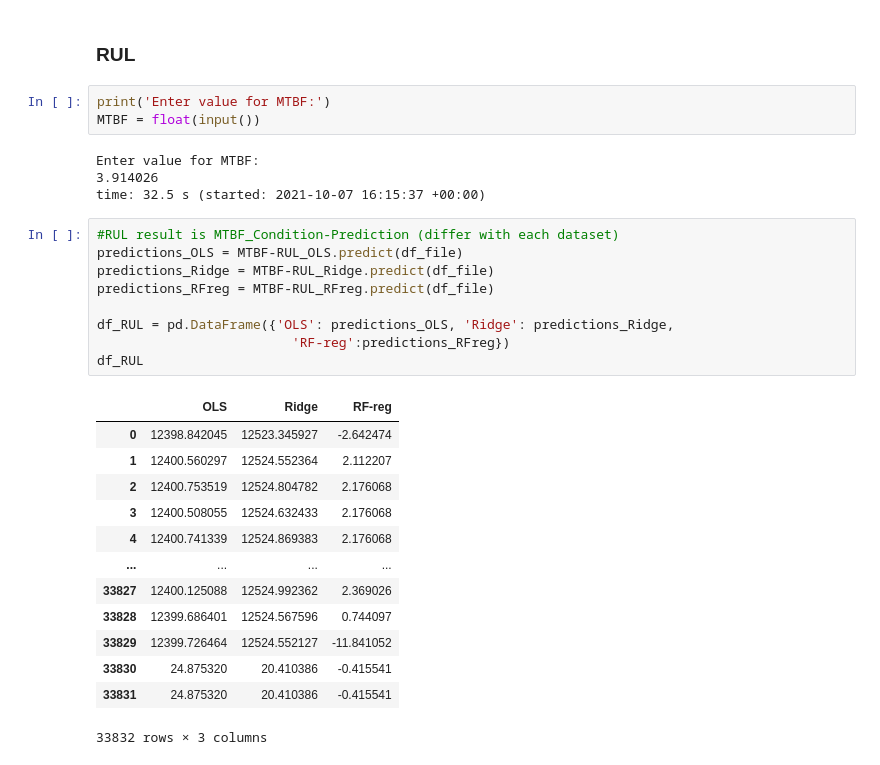
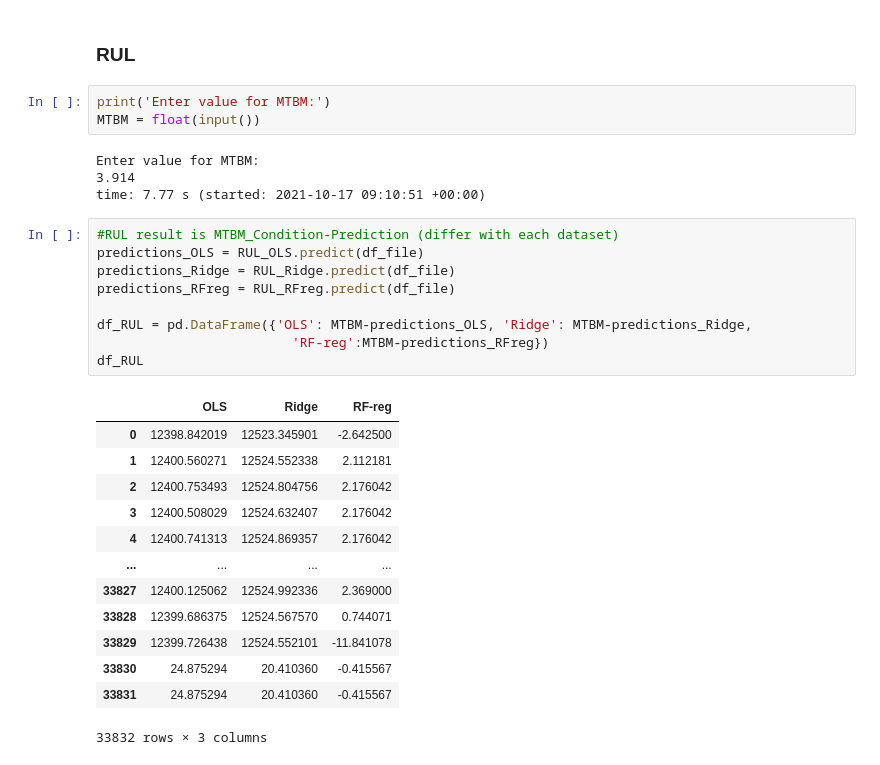
Before and after one commit to StudentHagal/Thesis, a Jupyter notebook: User_Prediction_Test.ipynb, the cells around one changed output. Cells and saved outputs as stored; diff of their text form.

```diff
--- a/User_Prediction_Test.ipynb
+++ b/User_Prediction_Test.ipynb
@@ -485,32 +559,32 @@ time: 7.87 s (started: 2021-10-07 16:15:29 +00:00)
 # %% [markdown]
 ### RUL
 # %%
-print('Enter value for MTBF:')
-MTBF = float(input())
+print('Enter value for MTBM:')
+MTBM = float(input())
 # %% [output]
-Enter value for MTBF:
-3.914026
-time: 32.5 s (started: 2021-10-07 16:15:37 +00:00)
+Enter value for MTBM:
+3.914
+time: 7.77 s (started: 2021-10-17 09:10:51 +00:00)
 # %%
-#RUL result is MTBF_Condition-Prediction (differ with each dataset)
-predictions_OLS = MTBF-RUL_OLS.predict(df_file)
-predictions_Ridge = MTBF-RUL_Ridge.predict(df_file)
-predictions_RFreg = MTBF-RUL_RFreg.predict(df_file)
+#RUL result is MTBM_Condition-Prediction (differ with each dataset)
+predictions_OLS = RUL_OLS.predict(df_file)
+predictions_Ridge = RUL_Ridge.predict(df_file)
+predictions_RFreg = RUL_RFreg.predict(df_file)
 
-df_RUL = pd.DataFrame({'OLS': predictions_OLS, 'Ridge': predictions_Ridge,
-                         'RF-reg':predictions_RFreg})
+df_RUL = pd.DataFrame({'OLS': MTBM-predictions_OLS, 'Ridge': MTBM-predictions_Ridge,
+                         'RF-reg':MTBM-predictions_RFreg})
 df_RUL
 # %% [output]
 |  | OLS | Ridge | RF-reg |
-| 0 | 12398.842045 | 12523.345927 | -2.642474 |
-| 1 | 12400.560297 | 12524.552364 | 2.112207 |
-| 2 | 12400.753519 | 12524.804782 | 2.176068 |
-| 3 | 12400.508055 | 12524.632433 | 2.176068 |
-| 4 | 12400.741339 | 12524.869383 | 2.176068 |
+| 0 | 12398.842019 | 12523.345901 | -2.642500 |
+| 1 | 12400.560271 | 12524.552338 | 2.112181 |
+| 2 | 12400.753493 | 12524.804756 | 2.176042 |
+| 3 | 12400.508029 | 12524.632407 | 2.176042 |
+| 4 | 12400.741313 | 12524.869357 | 2.176042 |
 | ... | ... | ... | ... |
-| 33827 | 12400.125088 | 12524.992362 | 2.369026 |
-| 33828 | 12399.686401 | 12524.567596 | 0.744097 |
-| 33829 | 12399.726464 | 12524.552127 | -11.841052 |
-| 33830 | 24.875320 | 20.410386 | -0.415541 |
-| 33831 | 24.875320 | 20.410386 | -0.415541 |
+| 33827 | 12400.125062 | 12524.992336 | 2.369000 |
+| 33828 | 12399.686375 | 12524.567570 | 0.744071 |
+| 33829 | 12399.726438 | 12524.552101 | -11.841078 |
+| 33830 | 24.875294 | 20.410360 | -0.415567 |
+| 33831 | 24.875294 | 20.410360 | -0.415567 |
 33832 rows × 3 columns
```
Also changed, not shown: parts of 27 cells of this notebook.
